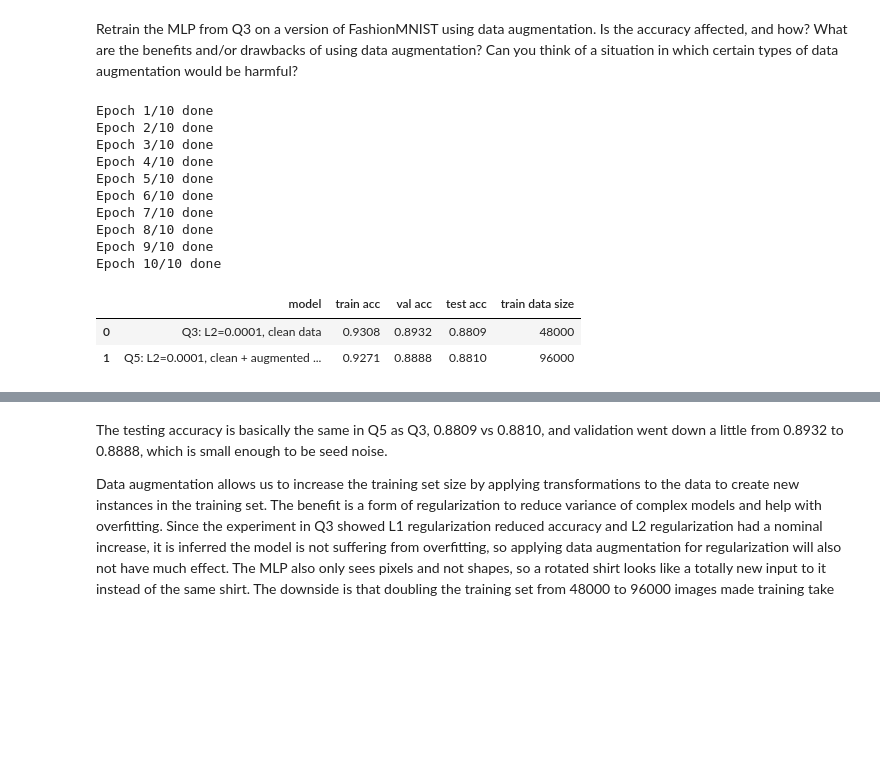
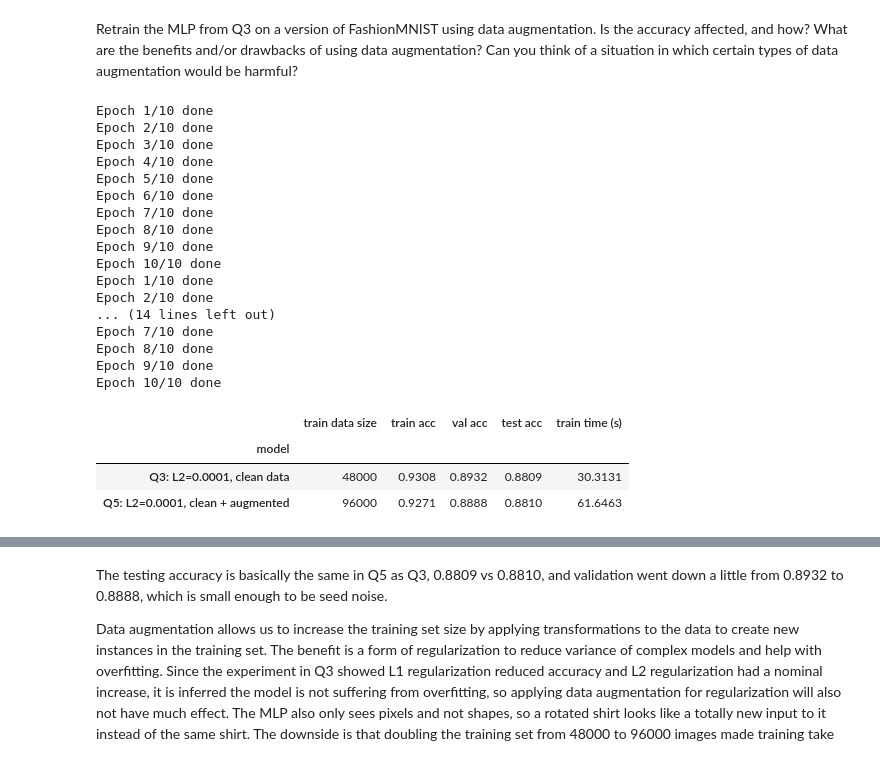
Before and after one commit to jademola/ImageClassificationMLP, a Jupyter notebook: A3_Q5_7.ipynb, the cells around one changed output, grey strips where cells are left out. Drawn from its saved outputs; the diff is of its cells as text; code cells hidden in the pictures; blank space fills up the shorter version.

```diff
--- a/A3_Q5_7.ipynb
+++ b/A3_Q5_7.ipynb
@@ -1052,39 +1052,73 @@ Epoch 10/10 done
 Retrain the MLP from Q3 on a version of FashionMNIST using data augmentation. Is the accuracy affected, and how? What are the benefits and/or drawbacks of using data augmentation? Can you think of a situation in which certain types of data augmentation would be harmful?
 # %%
 # Q5: Retrain MLP Q3 (2 layer, 256 units, ReLU activation, l2 = 0.0001) on augmented data
+
+import time
 
 np.random.seed(2026)
 # L2 from Q3 optimization
 model_aug = MLP(activation='relu', n_hidden_layers=2, hidden_units=[256, 256],
                 n_input=784, n_output=10, init='relu', L2=0.0001)
 optimizer = GradientDescent(learning_rate=0.05, epochs=10, batch_size=64)
 model_aug.fit(x_train_augExpand, y_train_augExpand, optimizer)
 
 train_acc_aug = evaluate_acc(y_train_augExpand, model_aug.predict(x_train_augExpand))
 val_acc_aug   = evaluate_acc(y_val,   model_aug.predict(x_val))
 test_acc_aug  = evaluate_acc(y_test,  model_aug.predict(x_test))
 
+# Q3 model: clean data - time comparison
+np.random.seed(2026)
+model_q3 = MLP(activation='relu', n_hidden_layers=2, hidden_units=[256, 256],
+               n_input=784, n_output=10, init='relu', L2=0.0001)
+t0 = time.time()
+model_q3.fit(x_train, y_train, GradientDescent(learning_rate=0.05, epochs=10, batch_size=64))
+time_q3 = time.time() - t0
+
+# Q5 model: clean + augmented data - time comparison
+np.random.seed(2026)
+model_aug = MLP(activation='relu', n_hidden_layers=2, hidden_units=[256, 256],
+                n_input=784, n_output=10, init='relu', L2=0.0001)
+t0 = time.time()
+model_aug.fit(x_train_augExpand, y_train_augExpand, GradientDescent(learning_rate=0.05, epochs=10, batch_size=64))
+time_aug = time.time() - t0
+
 #results
 q3_l2 = pd.DataFrame(L2_rows)
-q3 = q3_l2[q3_l2['lambda_2'] == 1e-4].iloc[0]   # the Q3 row as a Series
+q3 = q3_l2[q3_l2['lambda_2'] == 1e-4].iloc[0]
 
 pd.DataFrame([
     {'model': 'Q3: L2=0.0001, clean data',
-     'train acc': q3['train accuracy'], 'val acc': q3['val accuracy'], 'test acc': q3['test accuracy'], 'train data size': x_train.shape[0]},
-    {'model': 'Q5: L2=0.0001, clean + augmented data',
-     'train acc': train_acc_aug, 'val acc': val_acc_aug, 'test acc': test_acc_aug, 'train data size': x_train_augExpand.shape[0]},
-]).round(4)
+     'train data size': len(x_train),
+     'train acc': evaluate_acc(y_train, model_q3.predict(x_train)),
+     'val acc':   evaluate_acc(y_val,   model_q3.predict(x_val)),
+     'test acc':  evaluate_acc(y_test,  model_q3.predict(x_test)),
+     'train time (s)': time_q3},
+    {'model': 'Q5: L2=0.0001, clean + augmented',
+     'train data size': len(x_train_augExpand),
+     'train acc': evaluate_acc(y_train_augExpand, model_aug.predict(x_train_augExpand)),
+     'val acc':   evaluate_acc(y_val,   model_aug.predict(x_val)),
+     'test acc':  evaluate_acc(y_test,  model_aug.predict(x_test)),
+     'train time (s)': time_aug},
+]).set_index('model').round(4)
 # %% [output]
 Epoch 1/10 done
 Epoch 2/10 done
 Epoch 3/10 done
 Epoch 4/10 done
 Epoch 5/10 done
 Epoch 6/10 done
 Epoch 7/10 done
 Epoch 8/10 done
 Epoch 9/10 done
 Epoch 10/10 done
+Epoch 1/10 done
+Epoch 2/10 done
+... (14 lines left out)
+Epoch 7/10 done
+Epoch 8/10 done
+Epoch 9/10 done
+Epoch 10/10 done
-|  | model | train acc | val acc | test acc | train data size |
-| 0 | Q3: L2=0.0001, clean data | 0.9308 | 0.8932 | 0.8809 | 48000 |
-| 1 | Q5: L2=0.0001, clean + augmented ... | 0.9271 | 0.8888 | 0.8810 | 96000 |
+|  | train data size | train acc | val acc | test acc | train time (s) |
+| model |  |  |  |  |  |
+| Q3: L2=0.0001, clean data | 48000 | 0.9308 | 0.8932 | 0.8809 | 30.3131 |
+| Q5: L2=0.0001, clean + augmented | 96000 | 0.9271 | 0.8888 | 0.8810 | 61.6463 |
```
Also changed, not shown: parts of 1 cell of this notebook.
